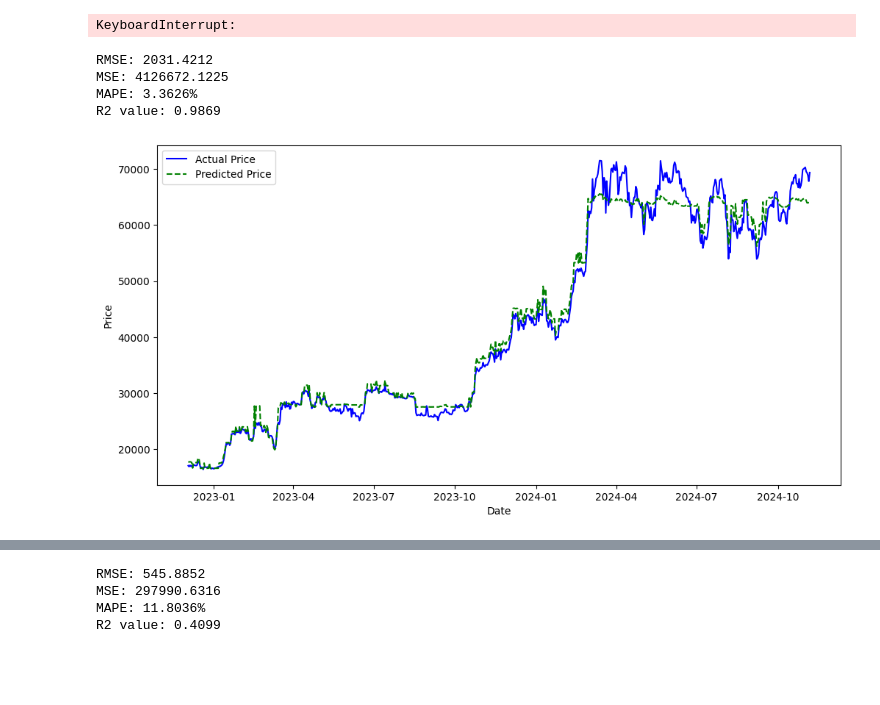
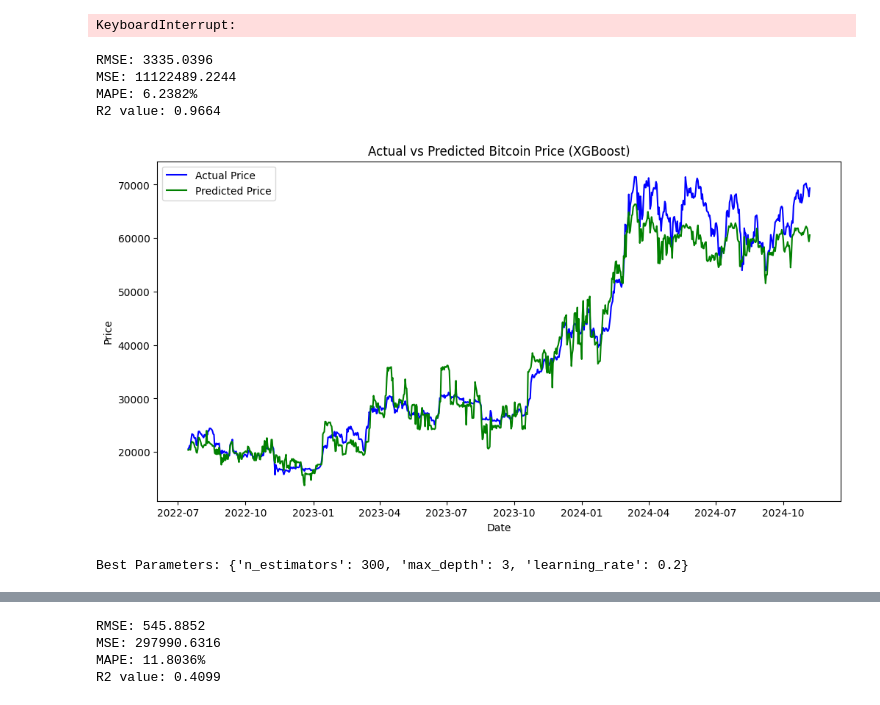
Before and after one commit to SaiTejaBorgam/Data-Science-Project, a Jupyter notebook: Project code.ipynb, the cells around one changed output, grey strips where cells are left out. Drawn from its saved outputs; the diff is of its cells as text; code cells hidden in the pictures; blank space fills up the shorter version.

Commit message:
built svm,svm(with best perparameters),svm(with time sequences), xgboost, xgboost(with best paramters) and decision trees model(none paramter tuning and handling missing values done yet).

```diff
--- a/Project code.ipynb
+++ b/Project code.ipynb
@@ -568,58 +712,64 @@ plt.ylabel('Price')
 plt.legend()
 plt.show()
 # %%
-import numpy as np
-import pandas as pd
 import xgboost as xgb
-from sklearn.model_selection import TimeSeriesSplit
 
-features = ['market_cap', 'total_volume', 'SMA_50', 'SMA_200', 'EMA_20', 'EMA_50', 'BB_Upper', 'BB_Lower', 'RSI', 'MACD_Histogram', 'OBV', '%K', '%D']
+features = ['SMA_50', 'SMA_200', 'EMA_20', 'EMA_50', 'BB_Upper', 'BB_Lower', 'RSI', 'MACD_Histogram', '%K', '%D']
 target = 'price'
 
 X = Bitcoin_TI[features]
 y = Bitcoin_TI[target]
 
-time_split = TimeSeriesSplit(n_splits=5)
+X_train, X_test, y_train, y_test = train_test_split(X, y, test_size=0.2, shuffle=False)
 
-y_pred_list = []
-y_test_list = []
+scaler = StandardScaler()
+X_train_scaled = scaler.fit_transform(X_train)
+X_test_scaled = scaler.transform(X_test)
 
-for train_idx, test_idx in time_split.split(X):
-    X_train, X_test = X.iloc[train_idx], X.iloc[test_idx]
-    y_train, y_test = y.iloc[train_idx], y.iloc[test_idx]
+model = xgb.XGBRegressor(objective='reg:squarederror', n_estimators=100, learning_rate=0.3, max_depth=6) #using default parameters
+model.fit(X_train_scaled, y_train)
 
-    scaler = StandardScaler()
-    X_train_scaled = scaler.fit_transform(X_train)
-    X_test_scaled = scaler.transform(X_test)
+y_pred = model.predict(X_test_scaled)
 
-    model = xgb.XGBRegressor(objective='reg:squarederror', n_estimators=100, learning_rate=0.1, max_depth=3)
-    model.fit(X_train_scaled, y_train)
-    y_pred = model.predict(X_test_scaled)
-
-    y_pred_list.extend(y_pred)
-    y_test_list.extend(y_test)
 
 mse = mean_squared_error(y_test, y_pred)
 mae = mean_absolute_error(y_test, y_pred)
 r2 = r2_score(y_test, y_pred)
 rmse = np.sqrt(mse)
 mape = np.mean(np.abs((y_test - y_pred) / y_test)) * 100
 
 print(f"RMSE: {rmse:.4f}")
 print(f"MSE: {mse:.4f}")
 print(f"MAPE: {mape:.4f}%")
 print(f"R2 value: {r2:.4f}")
 
 plt.figure(figsize=(12, 6))
 plt.plot(y_test.index, y_test, label="Actual Price", color='blue')
-plt.plot(y_test.index, y_pred, label="Predicted Price", linestyle='--', color='green')
+plt.plot(y_test.index, y_pred, label="Predicted Price", color='green')
+plt.title('Actual vs Predicted Bitcoin Price (XGBoost)')
 plt.xlabel('Date')
 plt.ylabel('Price')
 plt.legend()
 plt.show()
 # %% [output]
-RMSE: 2031.4212
-MSE: 4126672.1225
-MAPE: 3.3626%
-R2 value: 0.9869
+RMSE: 3335.0396
+MSE: 11122489.2244
+MAPE: 6.2382%
+R2 value: 0.9664
-[figure, old version]
+[figure, new version]
+# %%
+xgb_model = xgb.XGBRegressor(objective='reg:squarederror')
+
+param_dist = {
+    'n_estimators': [100, 200, 300, 500],
+    'learning_rate': [0.01, 0.05, 0.1, 0.2],
+    'max_depth': [3, 5, 7, 9],
+}
+
+random_search = RandomizedSearchCV(xgb_model, param_dist, scoring='neg_mean_squared_error', n_iter=20, cv=3, n_jobs=-1, random_state=42)
+random_search.fit(X_train_scaled, y_train)
+
+print("Best Parameters:", random_search.best_params_)
+best_model = random_search.best_estimator_
+# %% [output]
+Best Parameters: {'n_estimators': 300, 'max_depth': 3, 'learning_rate': 0.2}
```
Also changed, not shown: parts of 13 cells of this notebook.
